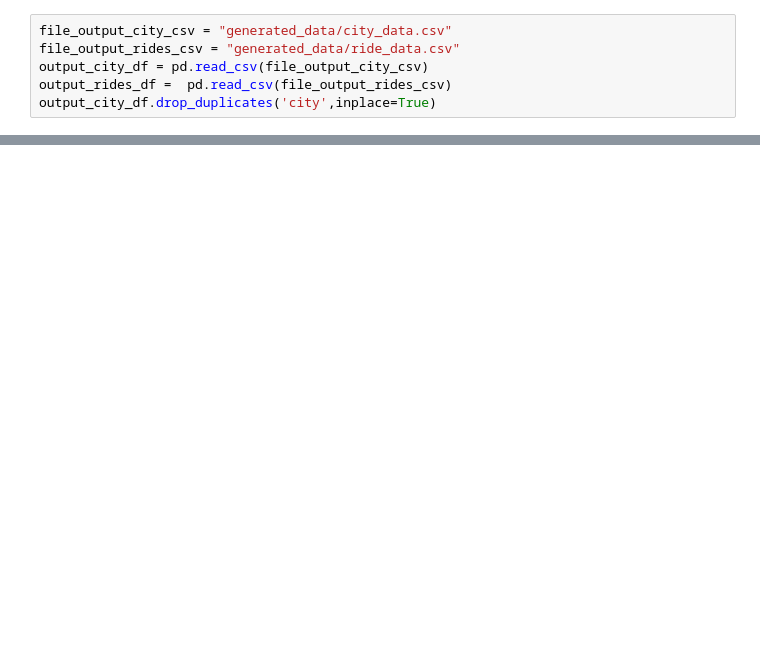
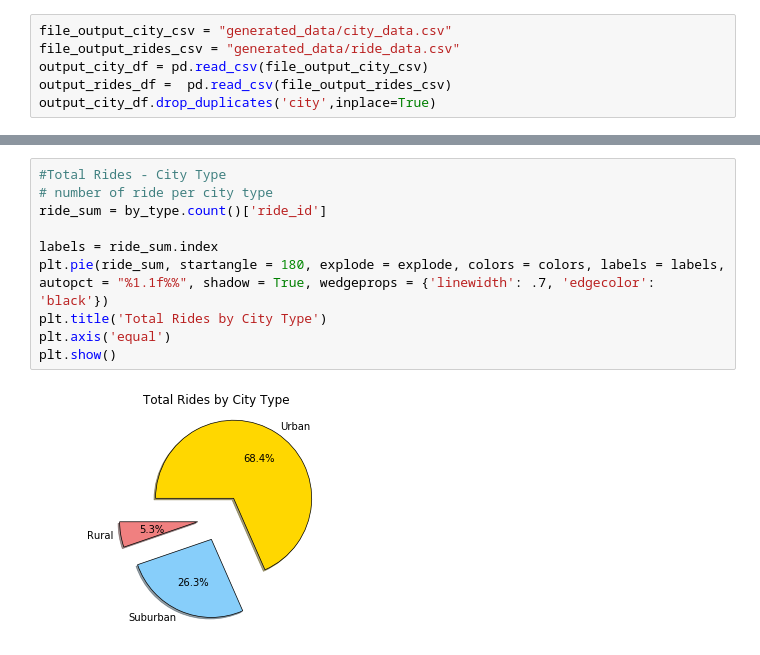
Before and after one commit to expertrao08/Matplotlib-Assignment, a Jupyter notebook: Pyber/PyberGenerator-Hw.ipynb, the cells around one changed output, grey strips where cells are left out. Cells and saved outputs as stored; diff of their text form; blank space fills up the shorter version.

```diff
--- a/Pyber/PyberGenerator-Hw.ipynb
+++ b/Pyber/PyberGenerator-Hw.ipynb
@@ -117,0 +95,12 @@ plt.show()
+# %%
+#Total Rides - City Type
+# number of ride per city type
+ride_sum = by_type.count()['ride_id']
+
+labels = ride_sum.index
+plt.pie(ride_sum, startangle = 180, explode = explode, colors = colors, labels = labels, autopct = "%1.1f%%", shadow = True, wedgeprops = {'linewidth': .7, 'edgecolor': 'black'})
+plt.title('Total Rides by City Type')
+plt.axis('equal')
+plt.show()
+# %% [output]
+[figure, added]
```
Also changed, not shown: parts of 9 cells of this notebook.
